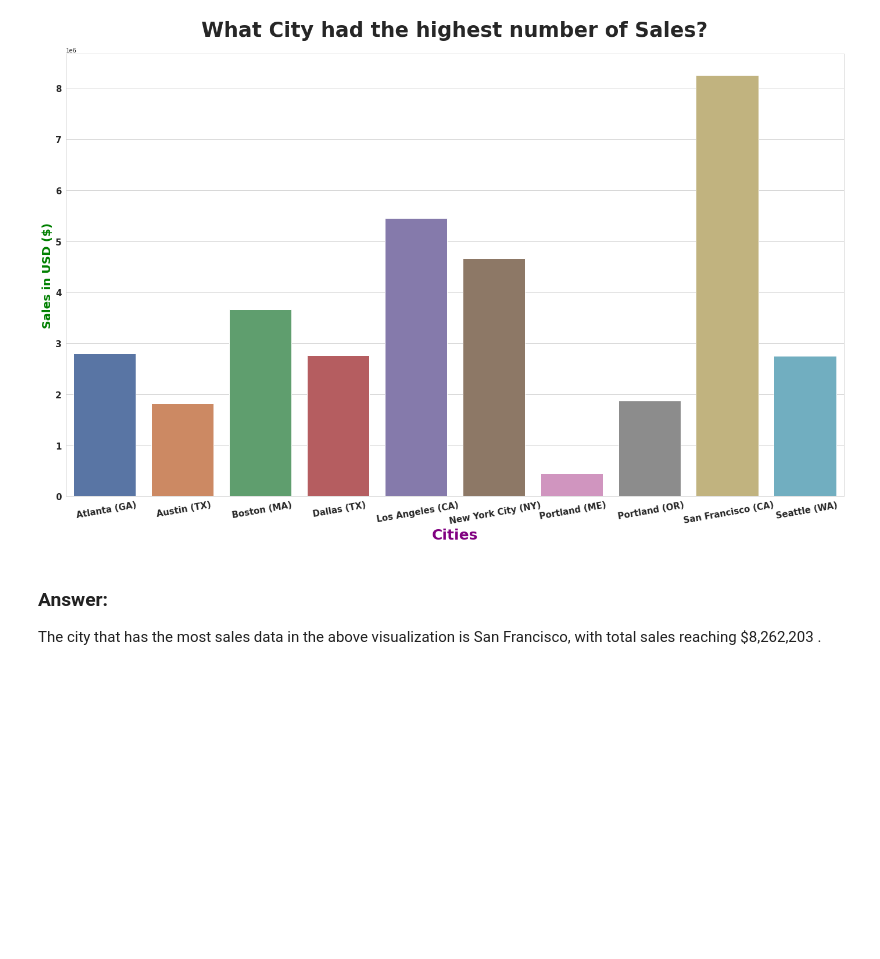
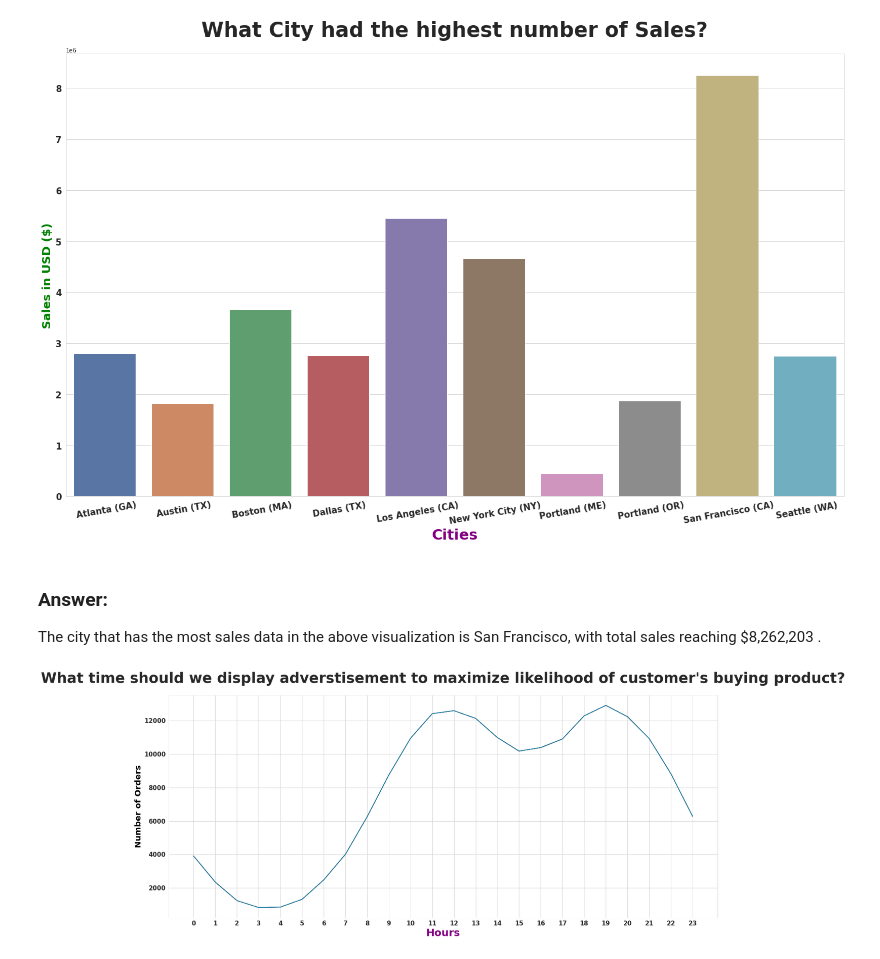
Before and after one commit to masete/Sales-Data-Deep-Analysis, a Jupyter notebook: deep_analysis.ipynb, the cells around one changed output. Saved outputs shown, nothing was run; the diff lists cells and outputs as text; code cells hidden in the pictures; blank space fills up the shorter version.

Commit message:
time series

```diff
--- a/deep_analysis.ipynb
+++ b/deep_analysis.ipynb
@@ -664,3 +664,45 @@ plt.yticks( # y-ticks
 ### Answer:
 The city that has the most sales data in the above visualization is San Francisco,
 with total sales reaching  $8,262,203 .
+# %%
+# let's prepare the value for the x-axis
+hours = [hour for hour, df in sales_data.groupby('Hour')]
+# let's plot it
+plt.figure(figsize=(24, 10)) # figuring the size
+# makes bar plot
+plt.plot( # plot
+    hours, # x-axis
+    sales_data.groupby(['Hour']).count() # data
+)
+# let's add grid
+plt.grid(True)
+plt.title( # title
+    "What time should we display adverstisement to maximize likelihood of customer's buying product?",
+    weight="bold", # weight
+    fontsize=35, # font-size
+    pad=30
+)
+plt.xlabel( # x-label
+    "Hours",
+    weight="bold", # weight
+    color="purple", # color
+    fontsize=25, # font-size
+    loc="center" # location
+)
+plt.xticks( # x-ticks
+    ticks=hours, # labels
+    weight="bold", # weight
+    fontsize=15 # font-size
+)
+plt.ylabel( # y-label
+    "Number of Orders",
+    weight="bold", # weight
+    color="black", # color
+    fontsize=20 # font-size
+)
+plt.yticks( # y-ticks
+    weight="bold", # weight
+    fontsize=15 # font-size
+);
+# %% [output]
+[figure, added]
```
